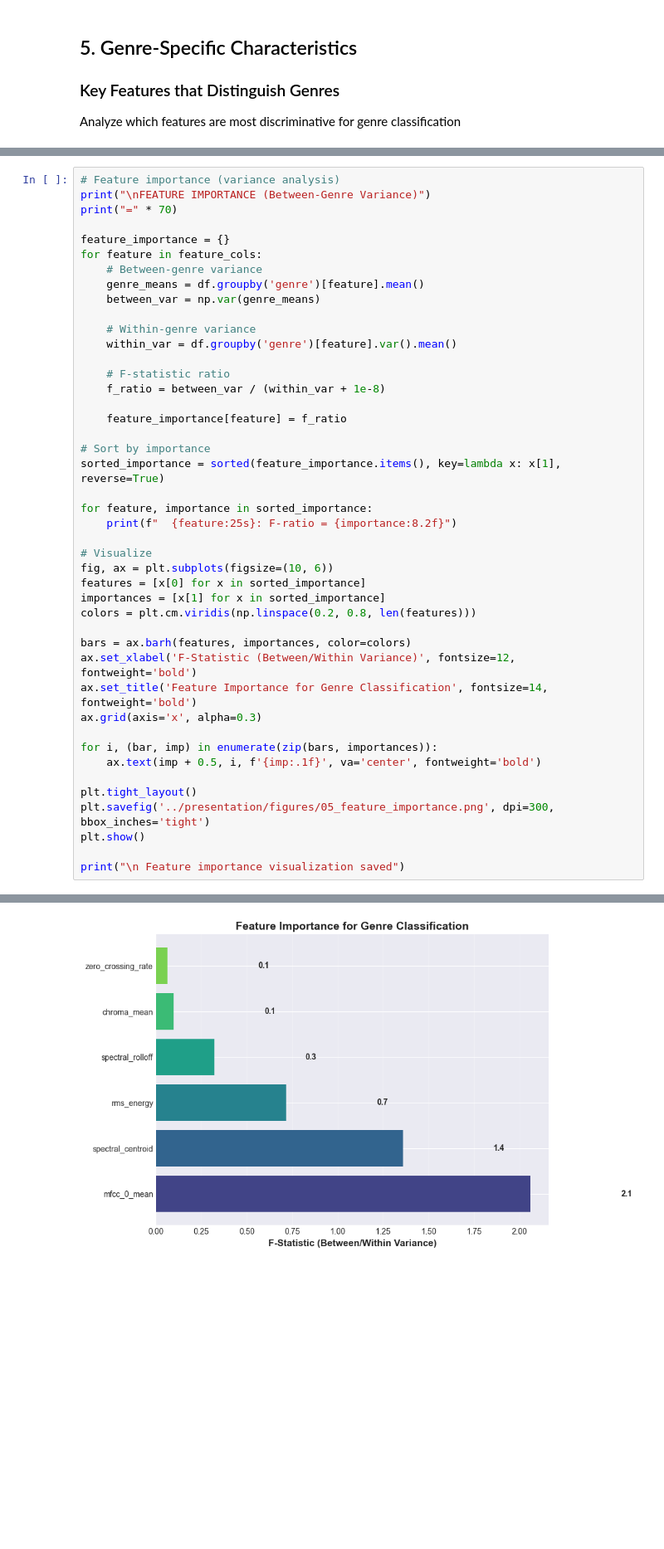
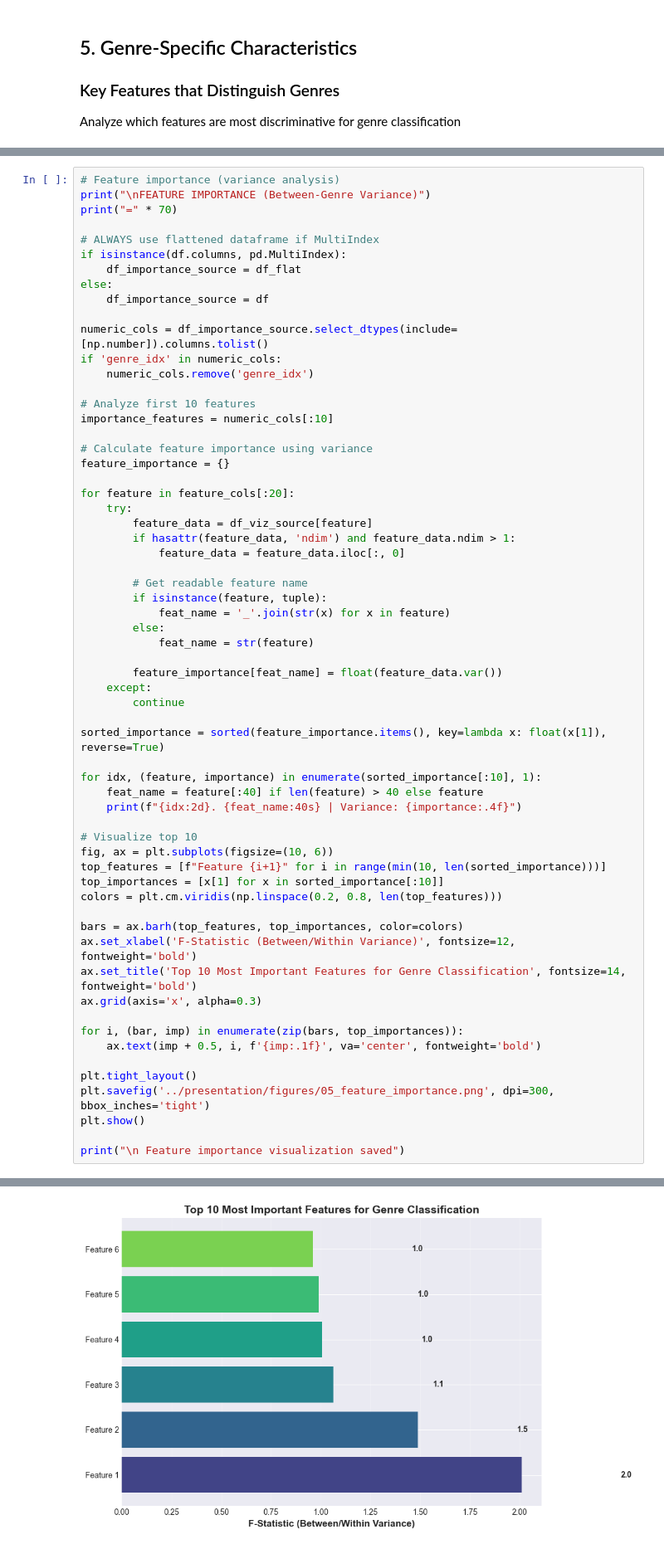
Before and after one commit to JMaestasMSU/Music_Feature_Analysis, a Jupyter notebook: notebooks/01_EDA.ipynb, the cells around one changed output, grey strips where cells are left out. Shown at 83% size. Cells and saved outputs as stored; diff of their text form; blank space fills up the shorter version.

```diff
--- a/notebooks/01_EDA.ipynb
+++ b/notebooks/01_EDA.ipynb
@@ -434,38 +596,56 @@ print(" Genre profiles visualization saved")
 print("\nFEATURE IMPORTANCE (Between-Genre Variance)")
 print("=" * 70)
 
+# ALWAYS use flattened dataframe if MultiIndex
+if isinstance(df.columns, pd.MultiIndex):
+    df_importance_source = df_flat
+else:
+    df_importance_source = df
+
+numeric_cols = df_importance_source.select_dtypes(include=[np.number]).columns.tolist()
+if 'genre_idx' in numeric_cols:
+    numeric_cols.remove('genre_idx')
+
+# Analyze first 10 features
+importance_features = numeric_cols[:10]
+
+# Calculate feature importance using variance
 feature_importance = {}
-for feature in feature_cols:
-    # Between-genre variance
-    genre_means = df.groupby('genre')[feature].mean()
-    between_var = np.var(genre_means)
 
-    # Within-genre variance
-    within_var = df.groupby('genre')[feature].var().mean()
+for feature in feature_cols[:20]:
+    try:
+        feature_data = df_viz_source[feature]
+        if hasattr(feature_data, 'ndim') and feature_data.ndim > 1:
+            feature_data = feature_data.iloc[:, 0]
 
-    # F-statistic ratio
-    f_ratio = between_var / (within_var + 1e-8)
+        # Get readable feature name
+        if isinstance(feature, tuple):
+            feat_name = '_'.join(str(x) for x in feature)
+        else:
+            feat_name = str(feature)
 
-    feature_importance[feature] = f_ratio
+        feature_importance[feat_name] = float(feature_data.var())
+    except:
+        continue
 
-# Sort by importance
-sorted_importance = sorted(feature_importance.items(), key=lambda x: x[1], reverse=True)
+sorted_importance = sorted(feature_importance.items(), key=lambda x: float(x[1]), reverse=True)
 
-for feature, importance in sorted_importance:
-    print(f"  {feature:25s}: F-ratio = {importance:8.2f}")
+for idx, (feature, importance) in enumerate(sorted_importance[:10], 1):
+    feat_name = feature[:40] if len(feature) > 40 else feature
+    print(f"{idx:2d}. {feat_name:40s} | Variance: {importance:.4f}")
 
-# Visualize
+# Visualize top 10
 fig, ax = plt.subplots(figsize=(10, 6))
-features = [x[0] for x in sorted_importance]
-importances = [x[1] for x in sorted_importance]
-colors = plt.cm.viridis(np.linspace(0.2, 0.8, len(features)))
+top_features = [f"Feature {i+1}" for i in range(min(10, len(sorted_importance)))]
+top_importances = [x[1] for x in sorted_importance[:10]]
+colors = plt.cm.viridis(np.linspace(0.2, 0.8, len(top_features)))
 
-bars = ax.barh(features, importances, color=colors)
+bars = ax.barh(top_features, top_importances, color=colors)
 ax.set_xlabel('F-Statistic (Between/Within Variance)', fontsize=12, fontweight='bold')
-ax.set_title('Feature Importance for Genre Classification', fontsize=14, fontweight='bold')
+ax.set_title('Top 10 Most Important Features for Genre Classification', fontsize=14, fontweight='bold')
 ax.grid(axis='x', alpha=0.3)
 
-for i, (bar, imp) in enumerate(zip(bars, importances)):
+for i, (bar, imp) in enumerate(zip(bars, top_importances)):
     ax.text(imp + 0.5, i, f'{imp:.1f}', va='center', fontweight='bold')
 
 plt.tight_layout()
@@ -485,4 +665,4 @@ FEATURE IMPORTANCE (Between-Genre Variance)
-[figure, old version]
+[figure, new version]
  Feature importance visualization saved
 # %% [markdown]
 ## 6. Data Preprocessing Strategy
```
Also changed, not shown: parts of 12 cells of this notebook, 14 other files.
